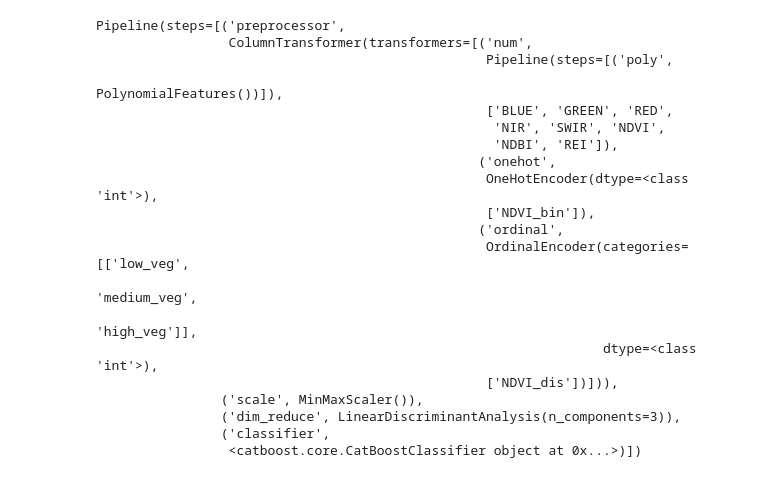
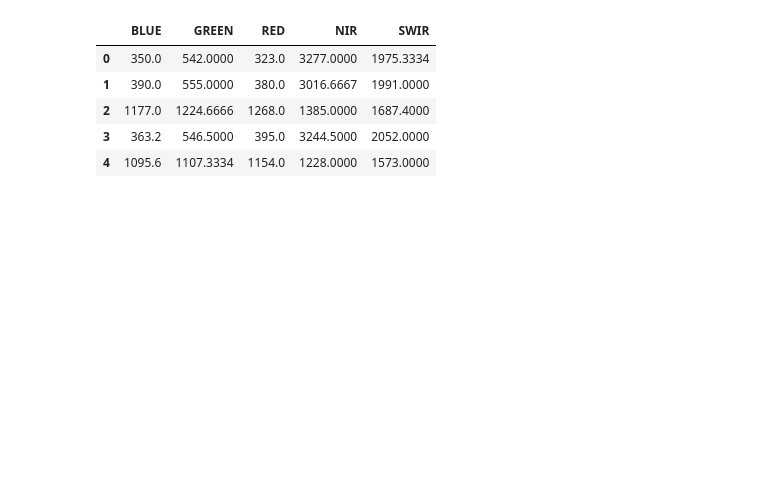
Before and after one commit to RJLA/GeoAI-ISPRS-SS, a Jupyter notebook: II.8.3.Ensemble-Gradient-Boosting.ipynb, the cells around one changed output. Drawn from its saved outputs; the diff is of its cells as text; code cells hidden in the pictures; blank space fills up the shorter version.

```diff
--- a/II.8.3.Ensemble-Gradient-Boosting.ipynb
+++ b/II.8.3.Ensemble-Gradient-Boosting.ipynb
@@ -31,26 +11,13 @@ X_test = raster_ops.create_ndvi_discrete(X_test, "NDVI")
-# %%
-cat = CatBoostClassifier()
-# create a pipeline
-pipeline = model_ops.make_pipeline(cat)
-pipeline
-# %% [output]
-Pipeline(steps=[('preprocessor',
-                 ColumnTransformer(transformers=[('num',
-                                                  Pipeline(steps=[('poly',
-                                                                   PolynomialFeatures())]),
-                                                  ['BLUE', 'GREEN', 'RED',
-                                                   'NIR', 'SWIR', 'NDVI',
-                                                   'NDBI', 'REI']),
-                                                 ('onehot',
-                                                  OneHotEncoder(dtype=<class 'int'>),
-                                                  ['NDVI_bin']),
-                                                 ('ordinal',
-                                                  OrdinalEncoder(categories=[['low_veg',
-                                                                              'medium_veg',
-                                                                              'high_veg']],
-                                                                 dtype=<class 'int'>),
-                                                  ['NDVI_dis'])])),
-                ('scale', MinMaxScaler()),
-                ('dim_reduce', LinearDiscriminantAnalysis(n_components=3)),
-                ('classifier',
-                 <catboost.core.CatBoostClassifier object at 0x...>)])
+# %%
+X_train = pd.read_csv("csv_files/X_train.csv")
+X_test = pd.read_csv("csv_files/X_test.csv")
+y_train = pd.read_csv("csv_files/y_train_encoded.csv")
+y_test = pd.read_csv("csv_files/y_test_encoded.csv")
+X_train.head()
+# %% [output]
+|  | BLUE | GREEN | RED | NIR | SWIR |
+| 0 | 350.0 | 542.0000 | 323.0 | 3277.0000 | 1975.3334 |
+| 1 | 390.0 | 555.0000 | 380.0 | 3016.6667 | 1991.0000 |
+| 2 | 1177.0 | 1224.6666 | 1268.0 | 1385.0000 | 1687.4000 |
+| 3 | 363.2 | 546.5000 | 395.0 | 3244.5000 | 2052.0000 |
+| 4 | 1095.6 | 1107.3334 | 1154.0 | 1228.0000 | 1573.0000 |
```
Also changed, not shown: parts of 8 cells of this notebook, 3 other files.
